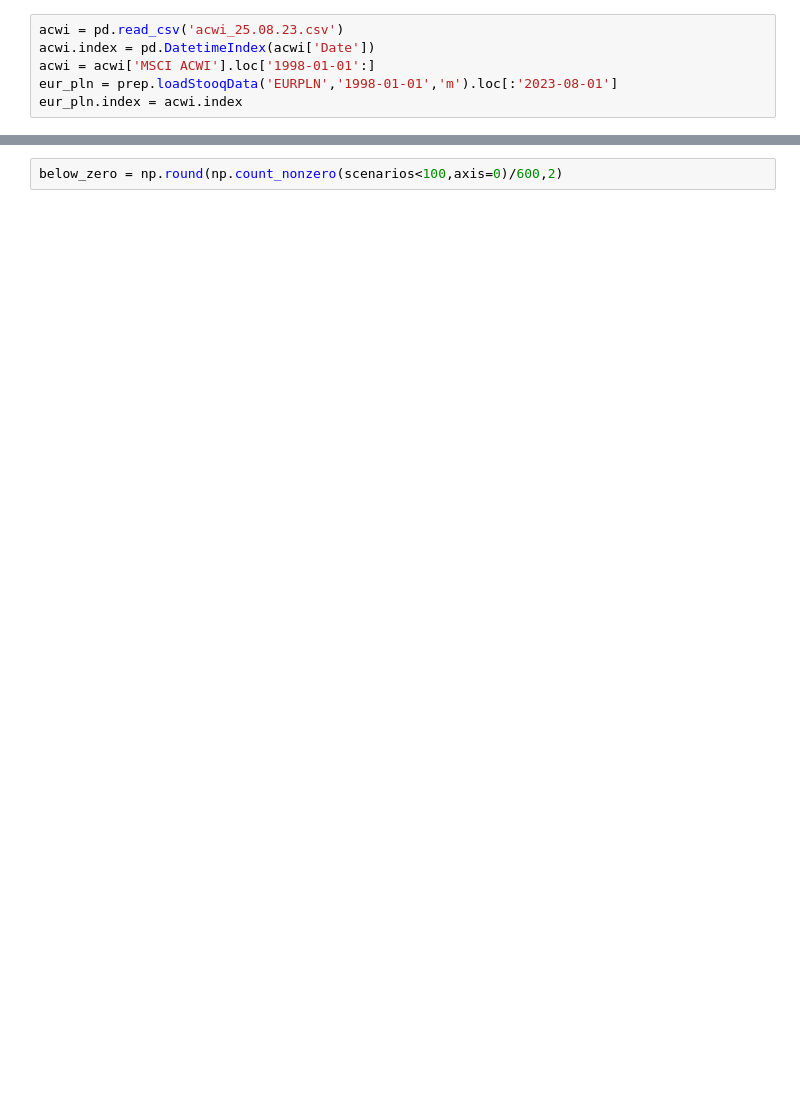
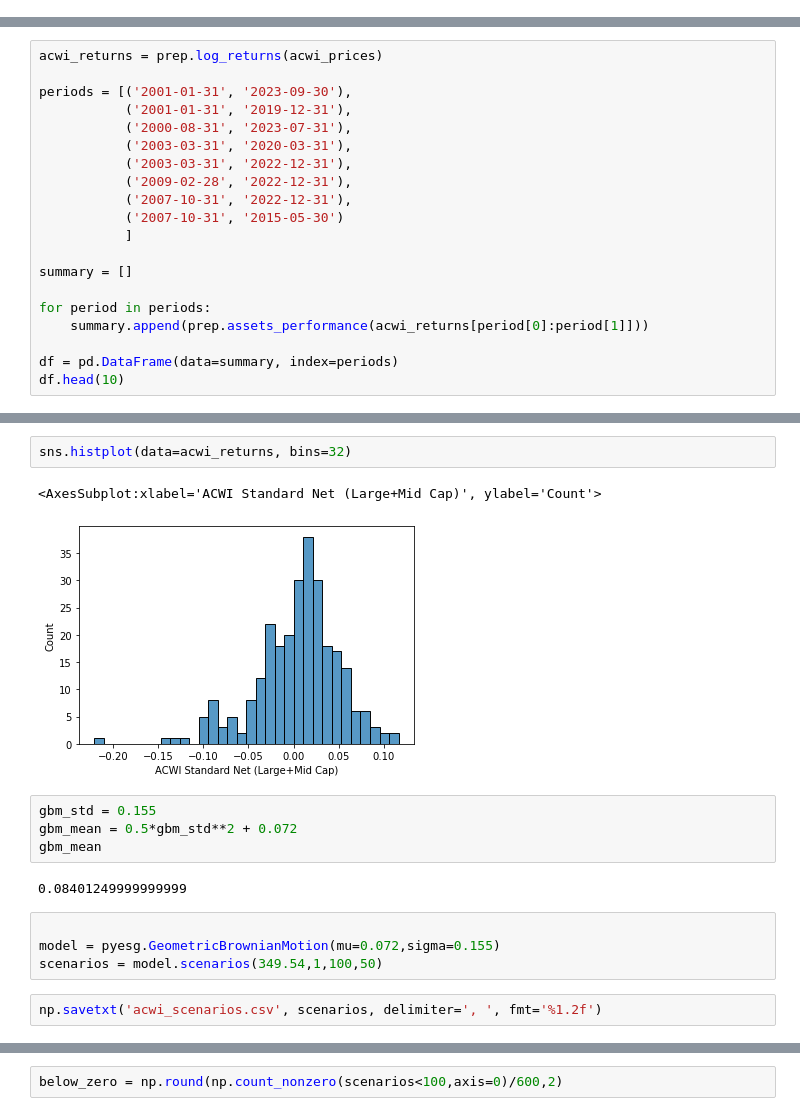
Before and after one commit to msz13/Goal-Based-Investing, a Jupyter notebook: esg/acwi.ipynb, the cells around one changed output, grey strips where cells are left out. Drawn from its saved outputs; the diff is of its cells as text; blank space fills up the shorter version.

```diff
--- a/esg/acwi.ipynb
+++ b/esg/acwi.ipynb
@@ -12,6 +0,0 @@ import preproccessing as prep
-# %%
-acwi = pd.read_csv('acwi_25.08.23.csv')
-acwi.index = pd.DatetimeIndex(acwi['Date'])
-acwi = acwi['MSCI ACWI'].loc['1998-01-01':]
-eur_pln = prep.loadStooqData('EURPLN','1998-01-01','m').loc[:'2023-08-01']
-eur_pln.index = acwi.index
@@ -144,0 +24,20 @@ array([-0.01783154, -0.00028187,  0.03384672,  0.06331372,  0.08874679,
+# %%
+acwi_returns = prep.log_returns(acwi_prices)
+
+periods = [('2001-01-31', '2023-09-30'),
+           ('2001-01-31', '2019-12-31'),
+           ('2000-08-31', '2023-07-31'),
+           ('2003-03-31', '2020-03-31'),
+           ('2003-03-31', '2022-12-31'),
+           ('2009-02-28', '2022-12-31'),
+           ('2007-10-31', '2022-12-31'),
+           ('2007-10-31', '2015-05-30')
+           ]
+
+summary = []
+
+for period in periods:
+    summary.append(prep.assets_performance(acwi_returns[period[0]:period[1]]))
+
+df = pd.DataFrame(data=summary, index=periods)
+df.head(10)
@@ -144,0 +54,17 @@ array([-0.01783154, -0.00028187,  0.03384672,  0.06331372,  0.08874679,
+# %%
+sns.histplot(data=acwi_returns, bins=32)
+# %% [output]
+<AxesSubplot:xlabel='ACWI Standard Net (Large+Mid Cap)', ylabel='Count'>
+[figure, added]
+# %%
+gbm_std = 0.155
+gbm_mean = 0.5*gbm_std**2 + 0.072
+gbm_mean
+# %% [output]
+0.08401249999999999
+# %%
+
+model = pyesg.GeometricBrownianMotion(mu=0.072,sigma=0.155)
+scenarios = model.scenarios(349.54,1,100,50)
+# %%
+np.savetxt('acwi_scenarios.csv', scenarios, delimiter=', ', fmt='%1.2f')
```
Also changed, not shown: parts of 33 cells of this notebook, 6 other files.
